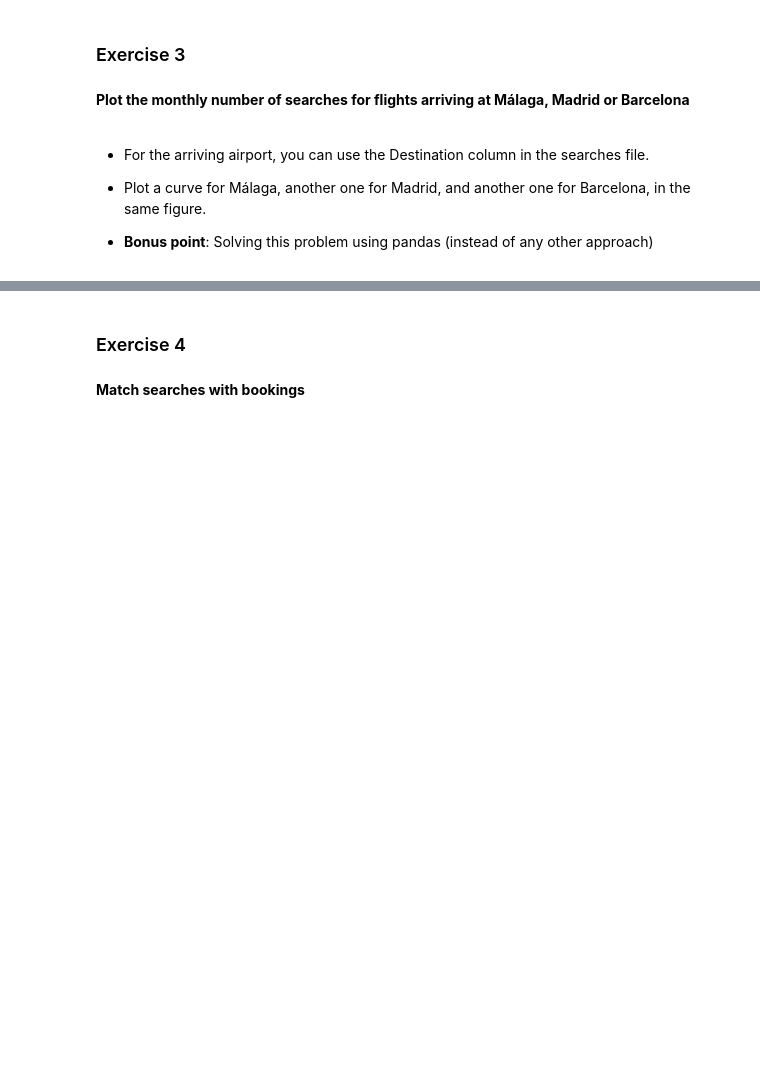
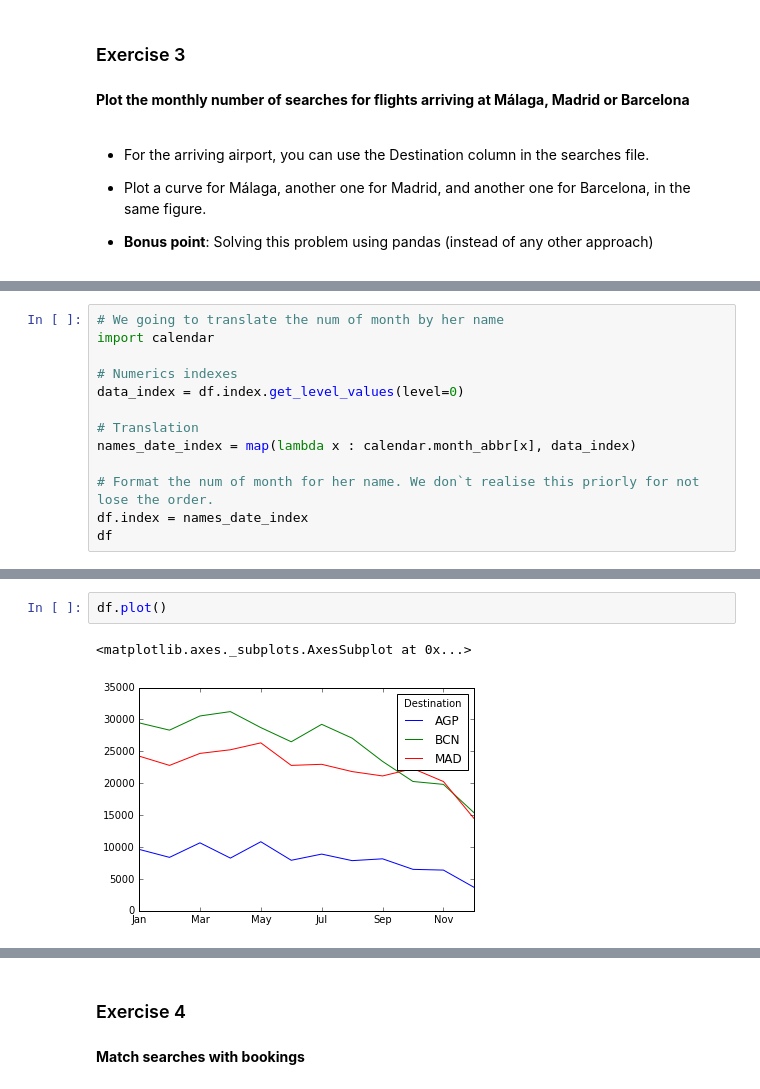
Before and after one commit to evolsidog/Master-Data-Science-Kschool, a Jupyter notebook: Challenge.ipynb, the cells around one changed output, grey strips where cells are left out. Cells and saved outputs as stored; diff of their text form; blank space fills up the shorter version.

```diff
--- a/Challenge.ipynb
+++ b/Challenge.ipynb
@@ -249,0 +271,13 @@ Populating the interactive namespace from numpy and matplotlib
+# %%
+# We going to translate the num of month by her name
+import calendar
+
+# Numerics indexes
+data_index = df.index.get_level_values(level=0)
+
+# Translation
+names_date_index = map(lambda x : calendar.month_abbr[x], data_index)
+
+# Format the num of month for her name. We don`t realise this priorly for not lose the order.
+df.index = names_date_index
+df
@@ -249,0 +298,5 @@ Populating the interactive namespace from numpy and matplotlib
+# %%
+df.plot()
+# %% [output]
+<matplotlib.axes._subplots.AxesSubplot at 0x...>
+[figure, added]
```
Also changed, not shown: parts of 6 cells of this notebook.
